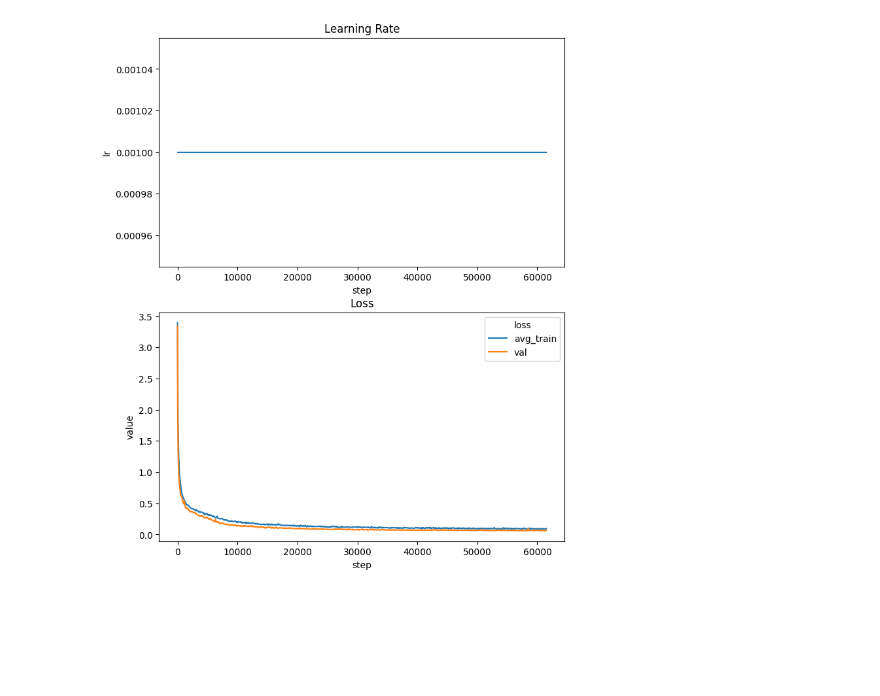
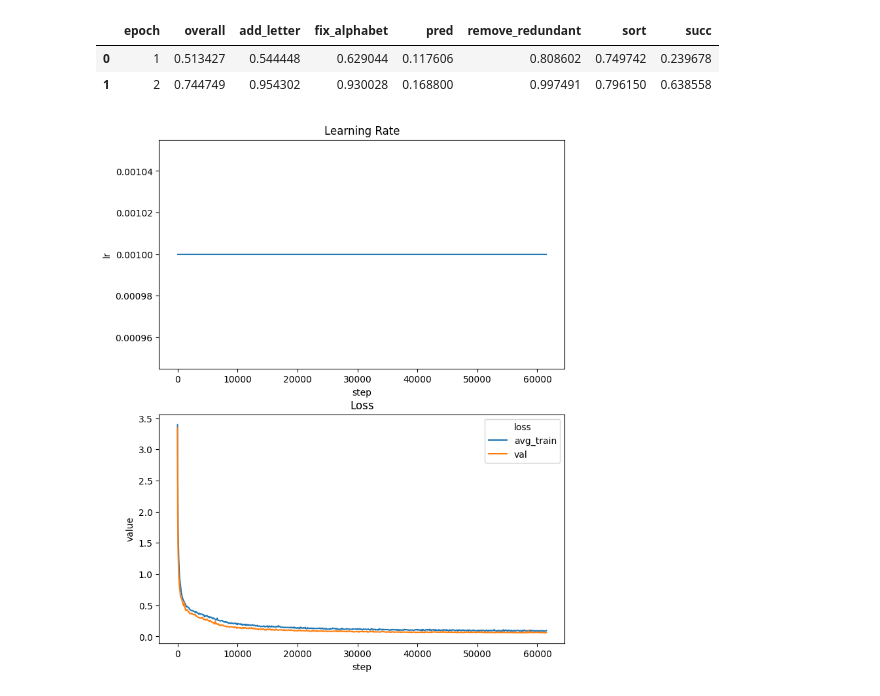
Before and after one commit to philipp-hellwig/MLC-letter-string-analogies, a Jupyter notebook: analyses/analysis_fixed_lr.ipynb, the cells around one changed output. Cells and saved outputs as stored; diff of their text form; code cells hidden in the pictures; blank space fills up the shorter version.

```diff
--- a/analyses/analysis_fixed_lr.ipynb
+++ b/analyses/analysis_fixed_lr.ipynb
@@ -15,3 +20,9 @@ DEVICE = torch.device("cuda" if torch.cuda.is_available() else "cpu")
+# %%
+pd.DataFrame(cp.checkpoint["val_accuracy"])
+# %% [output]
+|  | epoch | overall | add_letter | fix_alphabet | pred | remove_redundant | sort | succ |
+| 0 | 1 | 0.513427 | 0.544448 | 0.629044 | 0.117606 | 0.808602 | 0.749742 | 0.239678 |
+| 1 | 2 | 0.744749 | 0.954302 | 0.930028 | 0.168800 | 0.997491 | 0.796150 | 0.638558 |
 # %%
 cp = utils.CheckPoint("../models/MLC_data200k_nepoch10.pt", device=DEVICE)
 training_fig = cp.plot_training_data()
```
Also changed, not shown: parts of 1 cell of this notebook, 4 other files.
